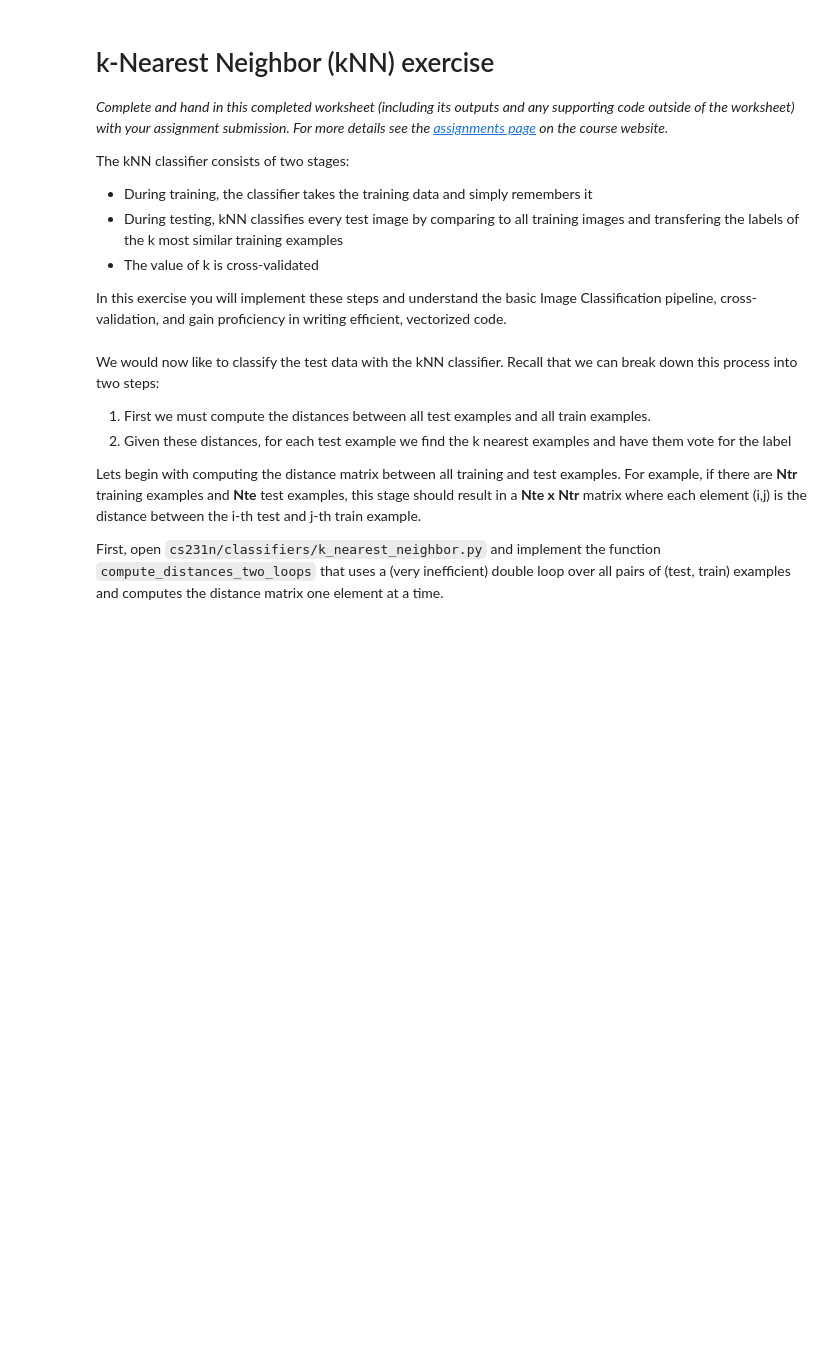
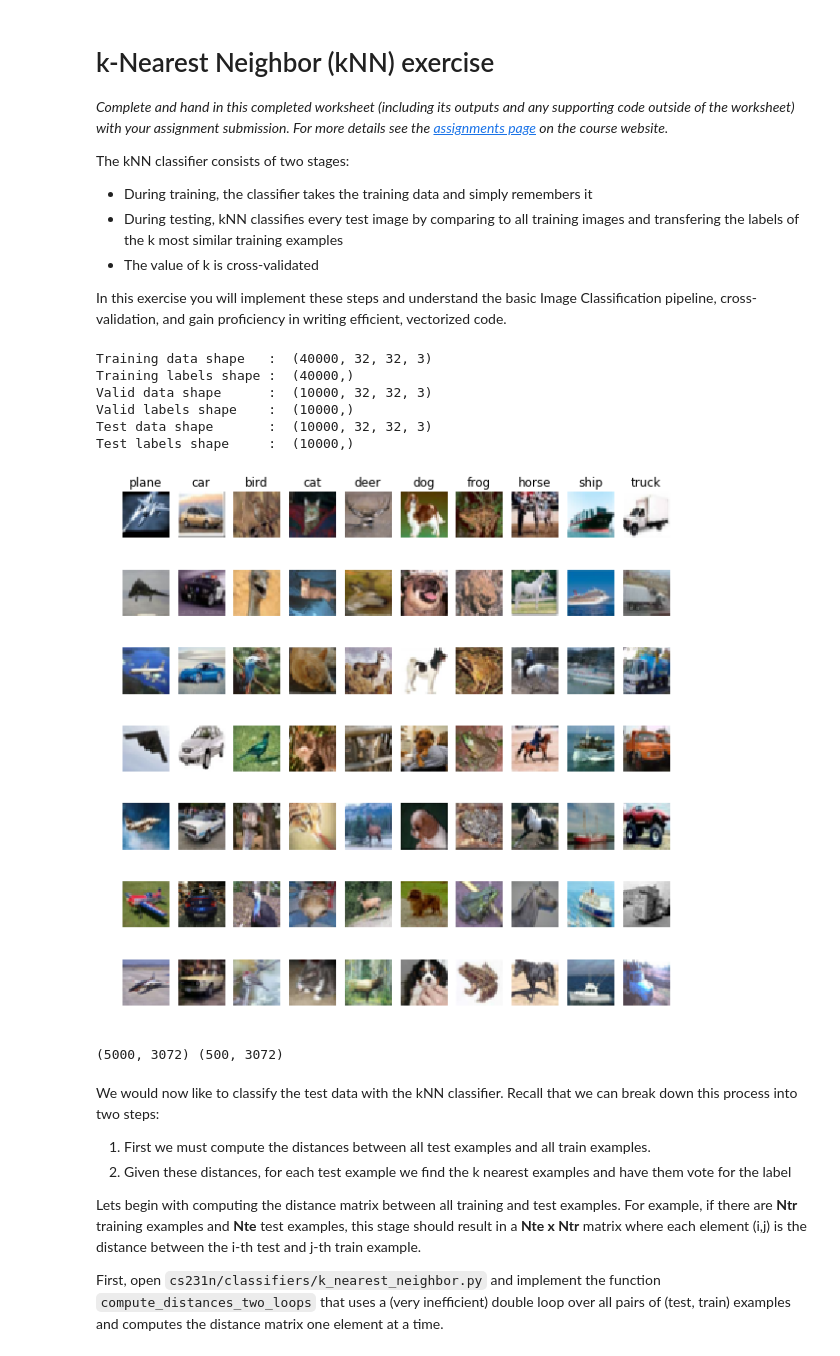
Before and after one commit to kozistr/ML-Study, a Jupyter notebook: CS231n/Assignment1/knn.ipynb, the cells around one changed output. Drawn from its saved outputs; the diff is of its cells as text; code cells hidden in the pictures; blank space fills up the shorter version.

```diff
--- a/CS231n/Assignment1/knn.ipynb
+++ b/CS231n/Assignment1/knn.ipynb
@@ -22,7 +22,7 @@ sys.path.append('../../')
 from datasets import CiFarDataSet as DataSet
 
 %matplotlib inline
-plt.rcParams['figure.figsize'] = (10., 8.)  # set default size of plots
+plt.rcParams['figure.figsize'] = (10, 10.)  # set default size of plots
 plt.rcParams['image.interpolation'] = 'nearest'
 plt.rcParams['image.cmap'] = 'gray'
 
@@ -32,31 +32,57 @@ plt.rcParams['image.cmap'] = 'gray'
 %autoreload 2
 # %%
 # Load the raw CIFAR-10 data.
-cifar10_dir = 'cs231n/datasets/cifar-10-batches-py'
-X_train, y_train, X_test, y_test = load_CIFAR10(cifar10_dir)
+cifar = DataSet(input_height=32,
+                input_width=32,
+                input_channel=3,
+                split_rate=0.2,
+                one_hot=False,
+                name='cifar-10')  # loading CiFar-10 DataSet
+
+x_train = cifar.train_images
+y_train = cifar.train_labels  # .reshape(x_train.shape[0],)
+x_val = cifar.valid_images
+y_val = cifar.valid_labels  #.reshape(x_val.shape[0],)
+x_test = cifar.test_images
+y_test = cifar.test_labels  #.reshape(x_test.shape[0],)
 
 # As a sanity check, we print out the size of the training and test data.
-print('Training data shape: ', X_train.shape)
-print('Training labels shape: ', y_train.shape)
-print('Test data shape: ', X_test.shape)
-print('Test labels shape: ', y_test.shape)
+print('Training data shape   : ', x_train.shape)
+print('Training labels shape : ', y_train.shape)
+print('Valid data shape      : ', x_val.shape)
+print('Valid labels shape    : ', y_val.shape)
+print('Test data shape       : ', x_test.shape)
+print('Test labels shape     : ', y_test.shape)
+# %% [output]
+Training data shape   :  (40000, 32, 32, 3)
+Training labels shape :  (40000,)
+Valid data shape      :  (10000, 32, 32, 3)
+Valid labels shape    :  (10000,)
+Test data shape       :  (10000, 32, 32, 3)
+Test labels shape     :  (10000,)
 # %%
 # Visualize some examples from the dataset.
 # We show a few examples of training images from each class.
 classes = ['plane', 'car', 'bird', 'cat', 'deer', 'dog', 'frog', 'horse', 'ship', 'truck']
 num_classes = len(classes)
 samples_per_class = 7
+
 for y, cls in enumerate(classes):
     idxs = np.flatnonzero(y_train == y)
     idxs = np.random.choice(idxs, samples_per_class, replace=False)
+
     for i, idx in enumerate(idxs):
         plt_idx = i * num_classes + y + 1
         plt.subplot(samples_per_class, num_classes, plt_idx)
-        plt.imshow(X_train[idx].astype('uint8'))
+        plt.imshow(x_train[idx].astype('uint8'))
         plt.axis('off')
+
         if i == 0:
             plt.title(cls)
+
 plt.show()
+# %% [output]
+[figure, added]
 # %%
 # Subsample the data for more efficient code execution in this exercise
 num_training = 5000
@@ -70,7 +96,10 @@ X_test = X_test[mask]
 y_test = y_test[mask]
 # %%
 # Reshape the image data into rows
-X_train = np.reshape(X_train, (X_train.shape[0], -1))
-X_test = np.reshape(X_test, (X_test.shape[0], -1))
-print(X_train.shape, X_test.shape)
+x_train = np.reshape(x_train, (x_train.shape[0], -1))
+x_test = np.reshape(x_test, (x_test.shape[0], -1))
+
+print(x_train.shape, x_test.shape)
+# %% [output]
+(5000, 3072) (500, 3072)
 # %%
```
Also changed, not shown: parts of 9 cells of this notebook, 1 other file.
